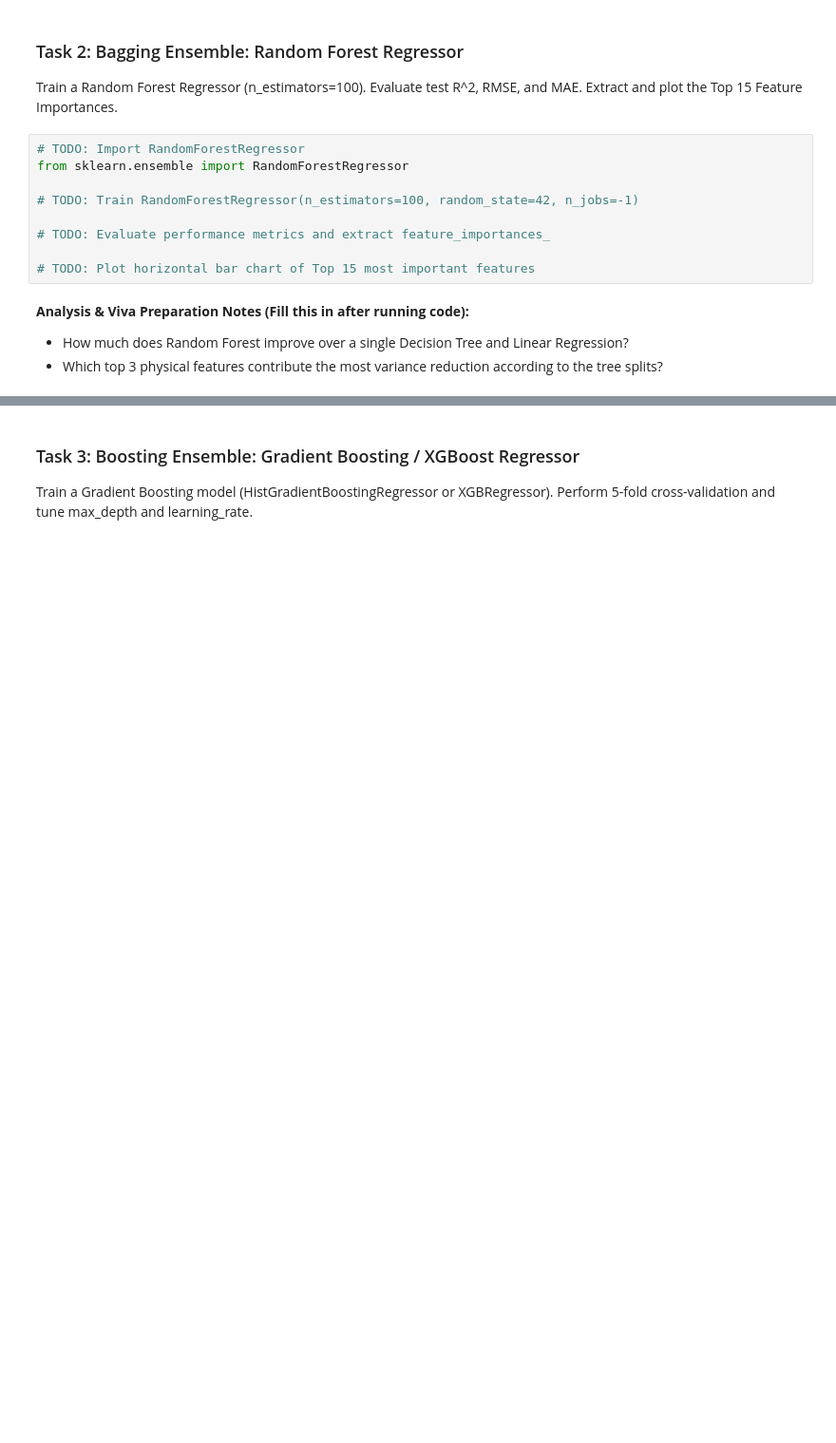
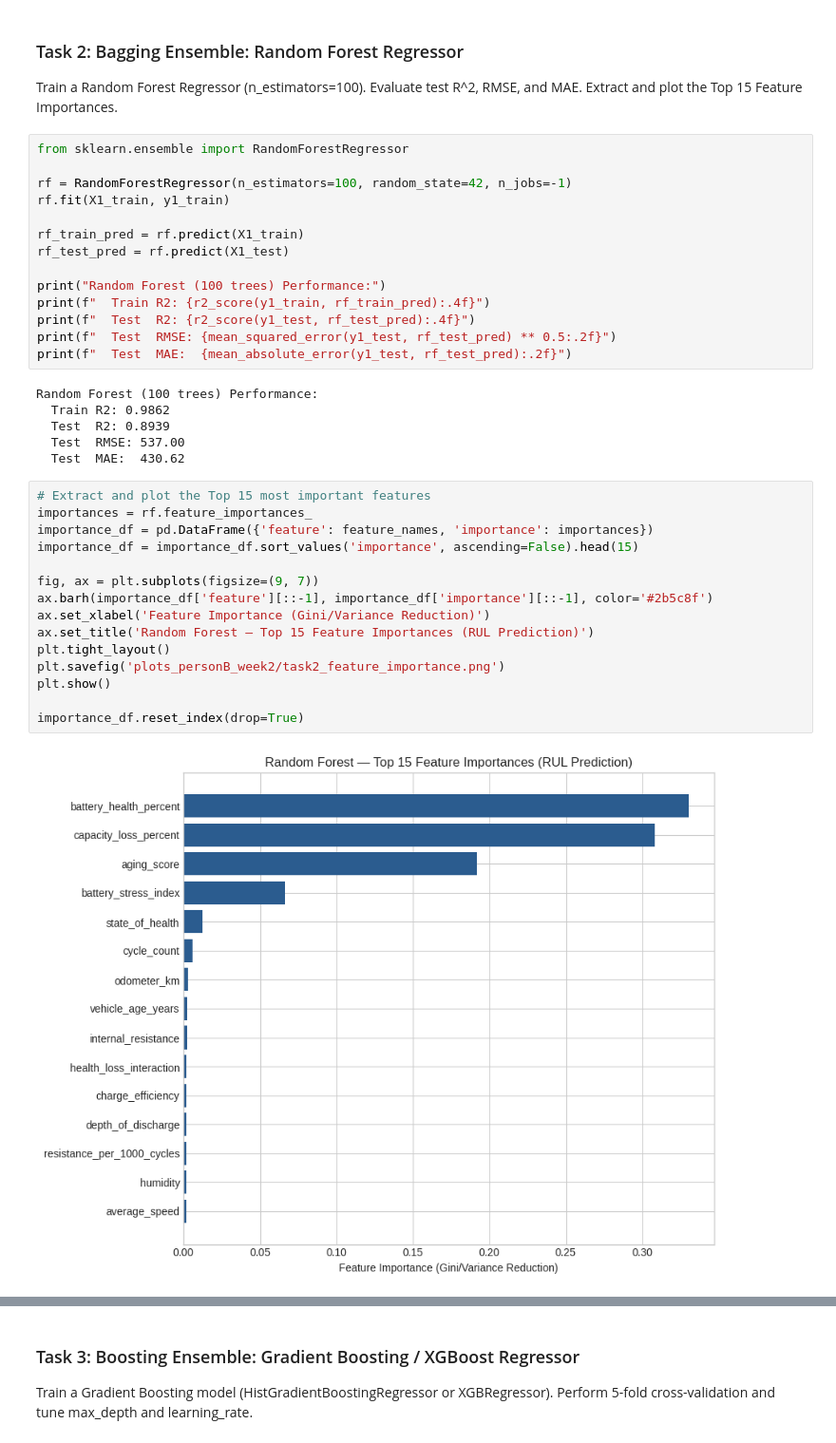
Before and after one commit to chenuka10/EV_Battery_PHM, a Jupyter notebook: notebooks/week2/02_task1_ensembles_personB.ipynb, the cells around one changed output, grey strips where cells are left out. Shown at 95% size. Saved outputs shown, nothing was run; the diff lists cells and outputs as text; blank space fills up the shorter version.

```diff
--- a/notebooks/week2/02_task1_ensembles_personB.ipynb
+++ b/notebooks/week2/02_task1_ensembles_personB.ipynb
@@ -95,16 +198,40 @@ from sklearn.metrics import mean_squared_error, mean_absolute_error, r2_score
 # %% [markdown]
 ### Task 2: Bagging Ensemble: Random Forest Regressor
 Train a Random Forest Regressor (n_estimators=100). Evaluate test R^2, RMSE, and MAE. Extract and plot the Top 15 Feature Importances.
-# %%
-# TODO: Import RandomForestRegressor
-from sklearn.ensemble import RandomForestRegressor
-
-# TODO: Train RandomForestRegressor(n_estimators=100, random_state=42, n_jobs=-1)
-
-# TODO: Evaluate performance metrics and extract feature_importances_
-
-# TODO: Plot horizontal bar chart of Top 15 most important features
-# %% [markdown]
-**Analysis & Viva Preparation Notes (Fill this in after running code):**
-- How much does Random Forest improve over a single Decision Tree and Linear Regression?
-- Which top 3 physical features contribute the most variance reduction according to the tree splits?
+# %%
+from sklearn.ensemble import RandomForestRegressor
+
+rf = RandomForestRegressor(n_estimators=100, random_state=42, n_jobs=-1)
+rf.fit(X1_train, y1_train)
+
+rf_train_pred = rf.predict(X1_train)
+rf_test_pred = rf.predict(X1_test)
+
+print("Random Forest (100 trees) Performance:")
+print(f"  Train R2: {r2_score(y1_train, rf_train_pred):.4f}")
+print(f"  Test  R2: {r2_score(y1_test, rf_test_pred):.4f}")
+print(f"  Test  RMSE: {mean_squared_error(y1_test, rf_test_pred) ** 0.5:.2f}")
+print(f"  Test  MAE:  {mean_absolute_error(y1_test, rf_test_pred):.2f}")
+# %% [output]
+Random Forest (100 trees) Performance:
+  Train R2: 0.9862
+  Test  R2: 0.8939
+  Test  RMSE: 537.00
+  Test  MAE:  430.62
+# %%
+# Extract and plot the Top 15 most important features
+importances = rf.feature_importances_
+importance_df = pd.DataFrame({'feature': feature_names, 'importance': importances})
+importance_df = importance_df.sort_values('importance', ascending=False).head(15)
+
+fig, ax = plt.subplots(figsize=(9, 7))
+ax.barh(importance_df['feature'][::-1], importance_df['importance'][::-1], color='#2b5c8f')
+ax.set_xlabel('Feature Importance (Gini/Variance Reduction)')
+ax.set_title('Random Forest — Top 15 Feature Importances (RUL Prediction)')
+plt.tight_layout()
+plt.savefig('plots_personB_week2/task2_feature_importance.png')
+plt.show()
+
+importance_df.reset_index(drop=True)
+# %% [output]
+[figure, added]
```
Also changed, not shown: parts of 26 cells of this notebook.
